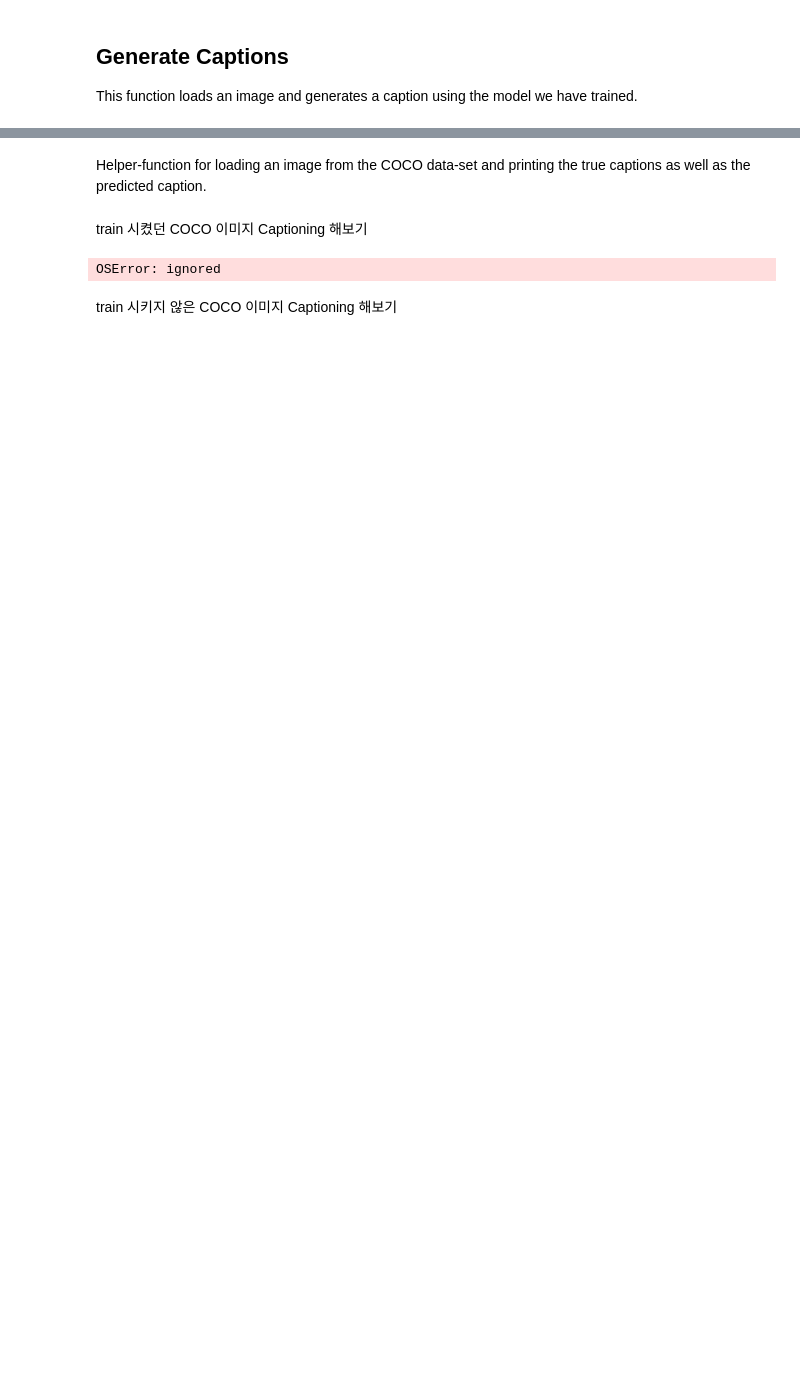
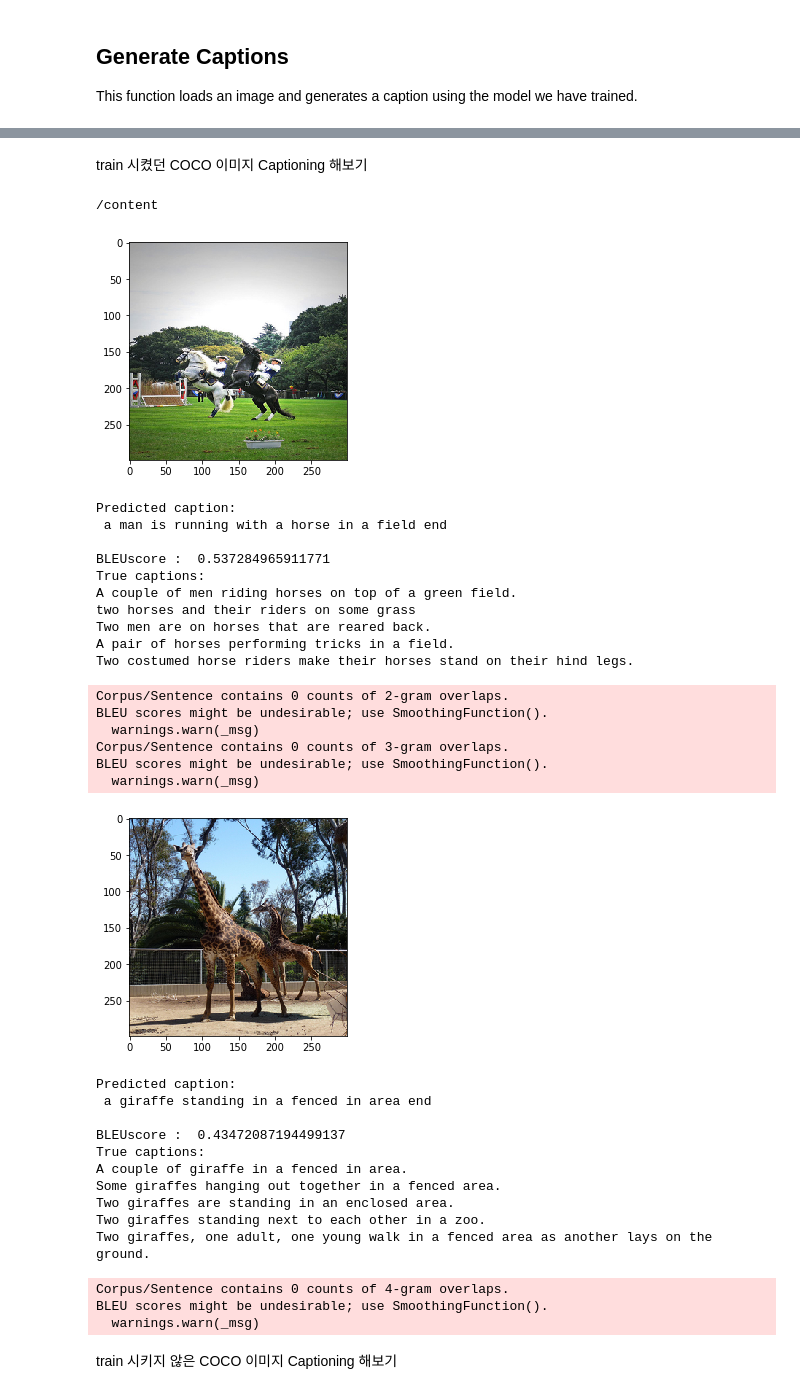
Before and after one commit to HyunJu1/Image-Captioning, a Jupyter notebook: Image Captioning.ipynb, the cells around one changed output, grey strips where cells are left out. Drawn from its saved outputs; the diff is of its cells as text; code cells hidden in the pictures; blank space fills up the shorter version.

Commit message:
add bleu score measure & tensorboard settings

```diff
--- a/Image Captioning.ipynb
+++ b/Image Captioning.ipynb
@@ -579,6 +628,15 @@ Epoch 00025: saving model to IC_checkpoint.keras
 
 This function loads an image and generates a caption using the model we have trained.
 # %%
+
+
+true_caption1=[]
+true_caption2=[]
+true_caption3=[]
+true_caption4=[]
+true_caption5=[]
+
+
 def generate_caption(image_path, max_tokens=30):
 
     image = load_image(image_path, size=img_size)
@@ -612,6 +670,12 @@ def generate_caption(image_path, max_tokens=30):
     plt.imshow(image)
     plt.show()
 
+    #BELU 측정을 위한
+    predicted_caption=output_text.split()
+    del (predicted_caption[-1])
+
+#     print(predicted_caption)
     print("Predicted caption:")
     print(output_text)
     print()
+    return predicted_caption
@@ -649,33 +743,48 @@ Predicted caption:
-# %% [markdown]
-Helper-function for loading an image from the COCO data-set and printing the true captions as well as the predicted caption.
-# %%
-def generate_caption_coco(idx, train=False):
-
-    if train:
-        data_dir = coco.train_dir
-        filename = filenames_train[idx]
-        captions = captions_train[idx]
-    else:
-        data_dir = coco.val_dir
-        filename = filenames_val[idx]
-        captions = captions_val[idx]
-
-    path = os.path.join(data_dir, filename)
-
-    generate_caption(image_path=path)
-
-
-    print("True captions:")
-    for caption in captions:
-        print(caption)
 # %% [markdown]
 train 시켰던 COCO 이미지 Captioning 해보기
 # %%
-generate_caption_coco(idx=3, train=True)
+os.chdir('/content')
 
-generate_caption_coco(idx=12, train=True)
+print(os.getcwd())
+
+
+
+generate_caption_coco(idx=6,train=True)
+
+generate_caption_coco(idx=200, train=True)
 # %% [output]
-OSError: ignored
+/content
+[figure, added]
+Predicted caption:
+ a man is running with a horse in a field end
+
+BLEUscore :  0.537284965911771
+True captions:
+A couple of men riding horses on top of a green field.
+two horses and their riders on some grass
+Two men are on horses that are reared back.
+A pair of horses performing tricks in a field.
+Two costumed horse riders make their horses stand on their hind legs.
+Corpus/Sentence contains 0 counts of 2-gram overlaps.
+BLEU scores might be undesirable; use SmoothingFunction().
+  warnings.warn(_msg)
+Corpus/Sentence contains 0 counts of 3-gram overlaps.
+BLEU scores might be undesirable; use SmoothingFunction().
+  warnings.warn(_msg)
+[figure, added]
+Predicted caption:
+ a giraffe standing in a fenced in area end
+
+BLEUscore :  0.43472087194499137
+True captions:
+A couple of giraffe in a fenced in area.
+Some giraffes hanging out together in a fenced area.
+Two giraffes are standing in an enclosed area.
+Two giraffes standing next to each other in a zoo.
+Two giraffes, one adult, one young walk in a fenced area as another lays on the ground.
+Corpus/Sentence contains 0 counts of 4-gram overlaps.
+BLEU scores might be undesirable; use SmoothingFunction().
+  warnings.warn(_msg)
 # %% [markdown]
 train 시키지 않은  COCO 이미지 Captioning 해보기
 # %%
```
Also changed, not shown: parts of 17 cells of this notebook, 1 other file.
